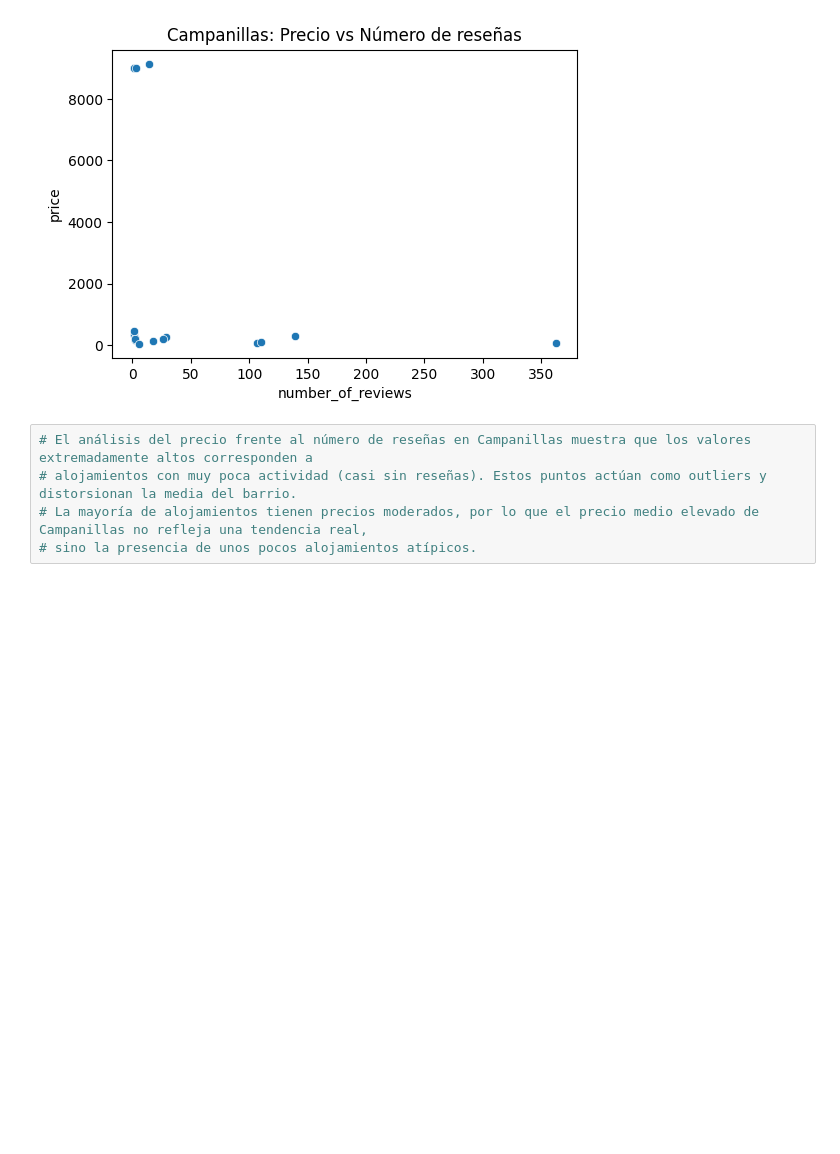
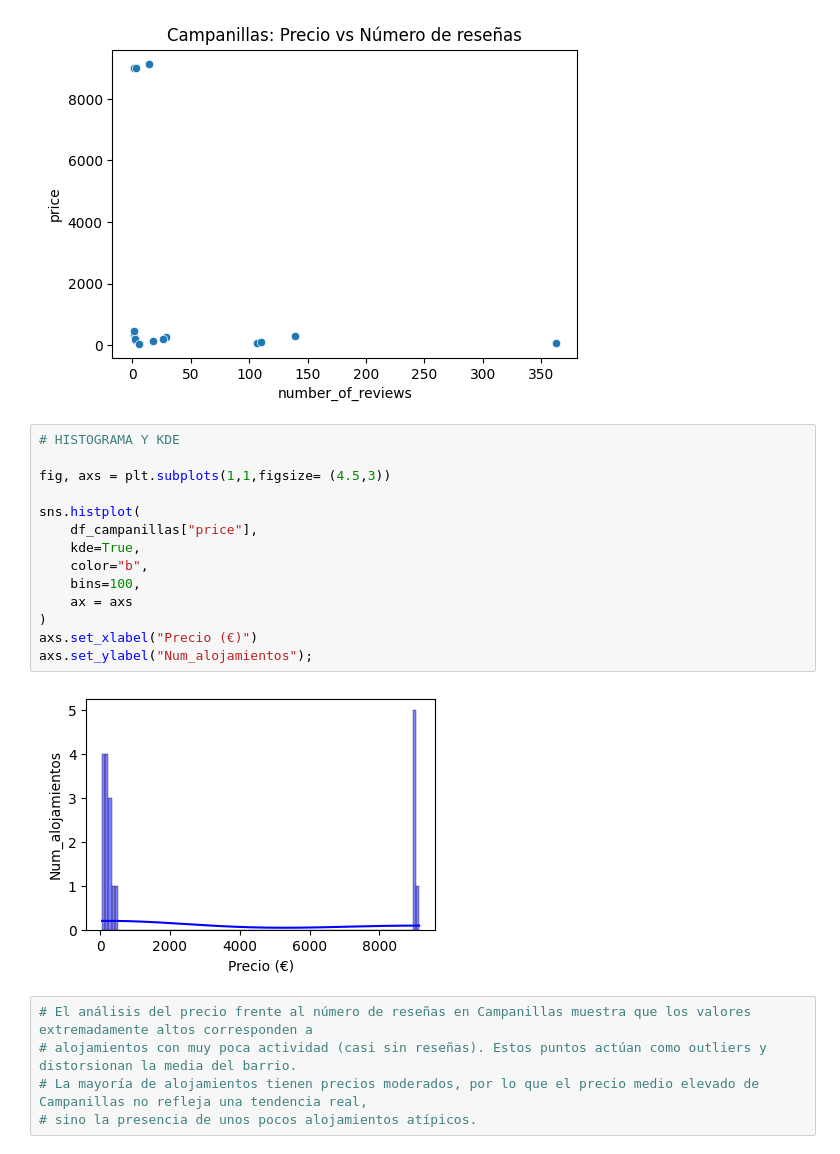
Before and after one commit to MHHsim/Proyect-Break-I, a Jupyter notebook: Pendiente/Hipotesis_1.ipynb, the cells around one changed output. Cells and saved outputs as stored; diff of their text form; blank space fills up the shorter version.

```diff
--- a/Pendiente/Hipotesis_1.ipynb
+++ b/Pendiente/Hipotesis_1.ipynb
@@ -75,6 +84,22 @@ plt.title("Campanillas: Precio vs Número de reseñas")
 plt.show()
 # %% [output]
 [figure]
+# %%
+# HISTOGRAMA Y KDE
+
+fig, axs = plt.subplots(1,1,figsize= (4.5,3))
+
+sns.histplot(
+    df_campanillas["price"],
+    kde=True,
+    color="b",
+    bins=100,
+    ax = axs
+)
+axs.set_xlabel("Precio (€)")
+axs.set_ylabel("Num_alojamientos");
+# %% [output]
+[figure, added]
 # %%
 # El análisis del precio frente al número de reseñas en Campanillas muestra que los valores extremadamente altos corresponden a
 # alojamientos con muy poca actividad (casi sin reseñas). Estos puntos actúan como outliers y distorsionan la media del barrio.
```
Also changed, not shown: parts of 53 cells of this notebook, 1 other file.
